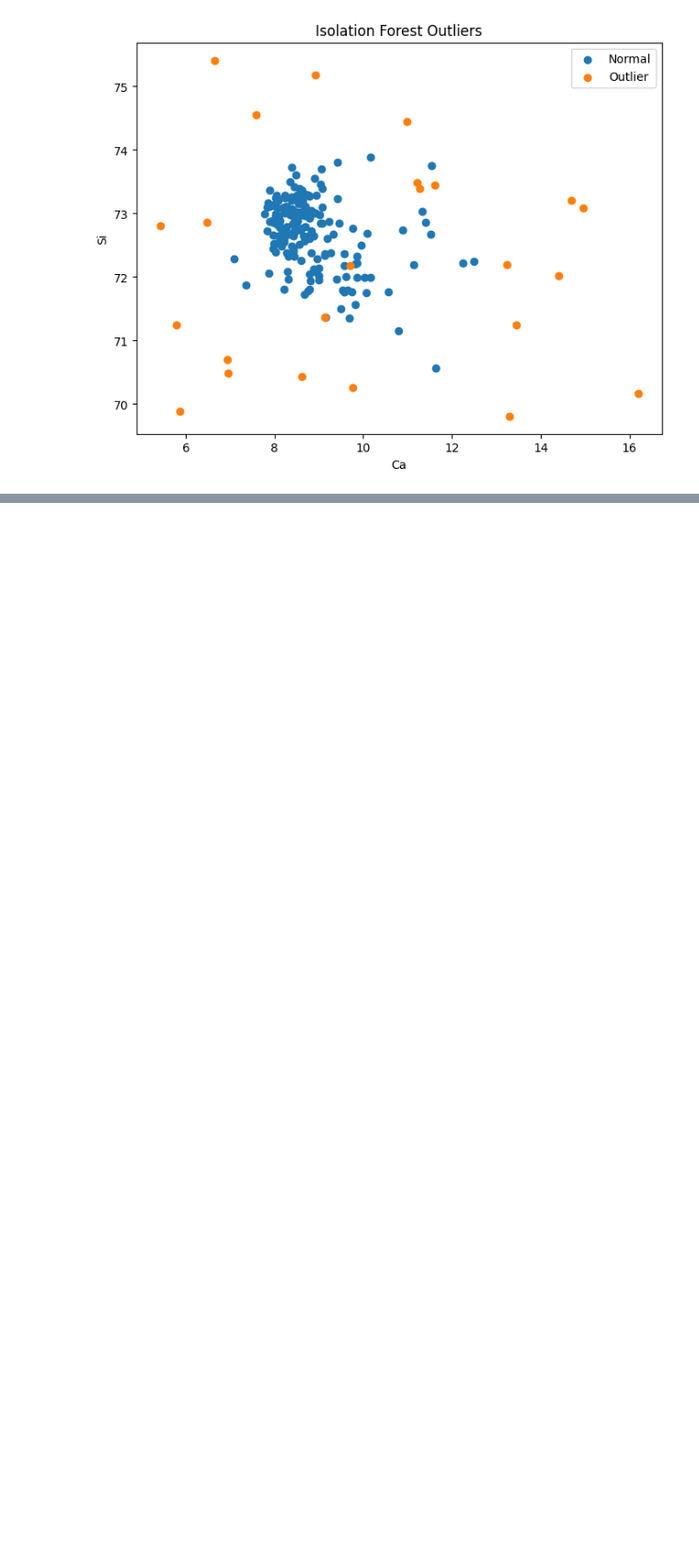
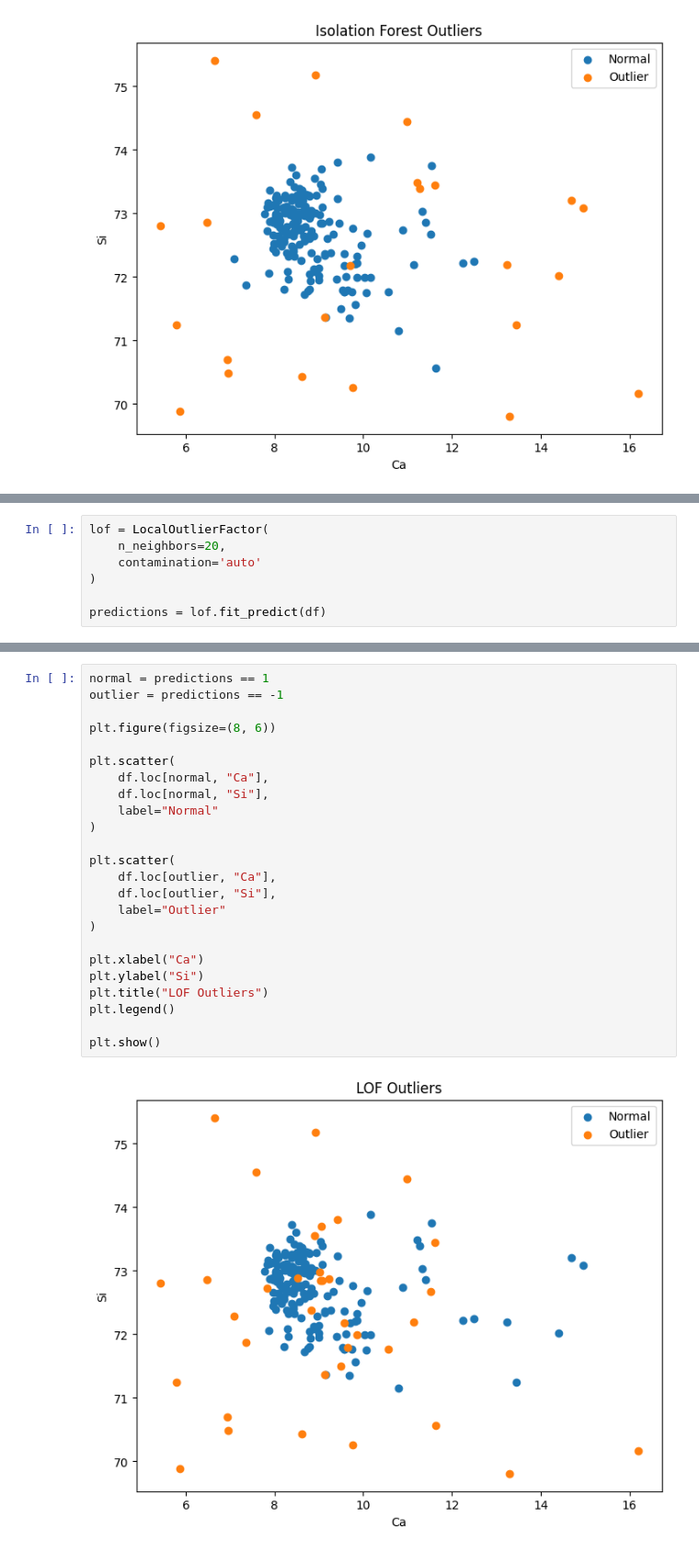
Before and after one commit to AliyarBhos/data-science-journey, a Jupyter notebook: 05_regression/02_regression_data_preparation/04_outliers.ipynb, the cells around one changed output, grey strips where cells are left out. Shown at 92% size. Drawn from its saved outputs; the diff is of its cells as text; blank space fills up the shorter version.

Commit message:
regression data preparation-Outliers-with Local Outlier Factor

```diff
--- a/05_regression/02_regression_data_preparation/04_outliers.ipynb
+++ b/05_regression/02_regression_data_preparation/04_outliers.ipynb
@@ -316,0 +321,7 @@ plt.show()
+# %%
+lof = LocalOutlierFactor(
+    n_neighbors=20,
+    contamination='auto'
+)
+
+predictions = lof.fit_predict(df)
@@ -316,0 +350,26 @@ plt.show()
+# %%
+normal = predictions == 1
+outlier = predictions == -1
+
+plt.figure(figsize=(8, 6))
+
+plt.scatter(
+    df.loc[normal, "Ca"],
+    df.loc[normal, "Si"],
+    label="Normal"
+)
+
+plt.scatter(
+    df.loc[outlier, "Ca"],
+    df.loc[outlier, "Si"],
+    label="Outlier"
+)
+
+plt.xlabel("Ca")
+plt.ylabel("Si")
+plt.title("LOF Outliers")
+plt.legend()
+
+plt.show()
+# %% [output]
+[figure, added]
```
Also changed, not shown: parts of 5 cells of this notebook.
